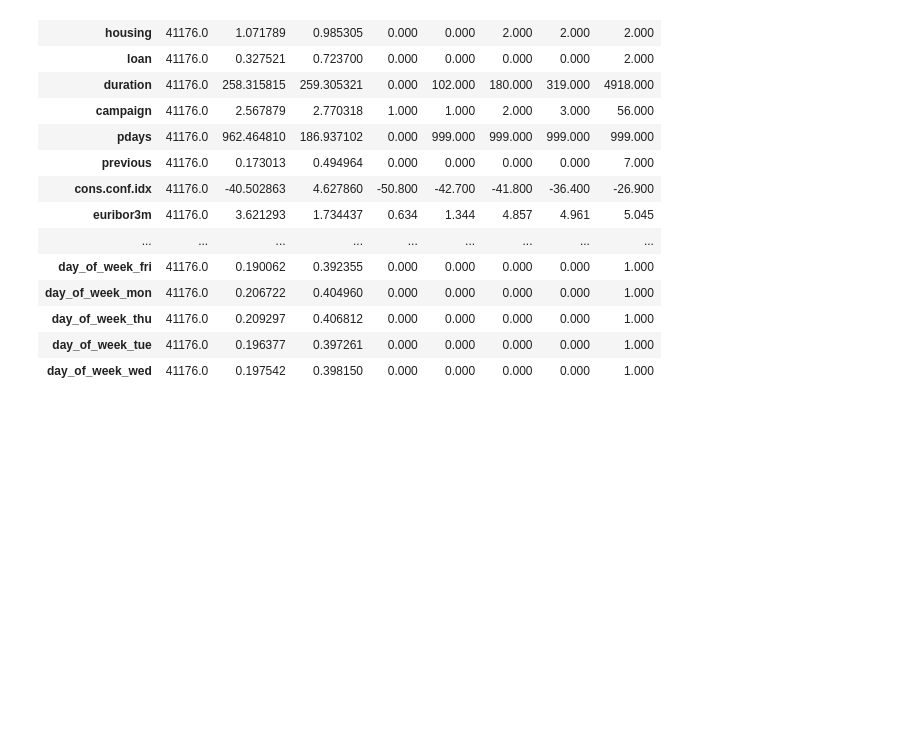
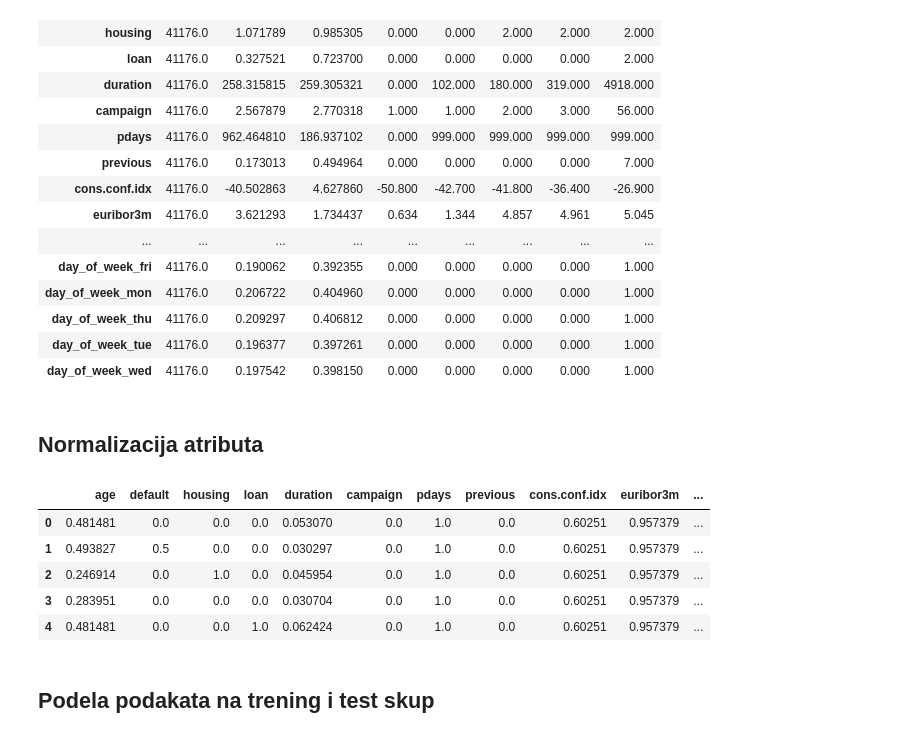
Before and after one commit to StevanGrujic/ML_Projekat1, a Jupyter notebook: projekat1.ipynb, the cells around one changed output. Saved outputs shown, nothing was run; the diff lists cells and outputs as text; code cells hidden in the pictures; blank space fills up the shorter version.

```diff
--- a/projekat1.ipynb
+++ b/projekat1.ipynb
@@ -398,3 +404,20 @@ konacni_df.describe().T
 | day_of_week_thu | 41176.0 | 0.209297 | 0.406812 | 0.000 | 0.000 | 0.000 | 0.000 | 1.000 |
 | day_of_week_tue | 41176.0 | 0.196377 | 0.397261 | 0.000 | 0.000 | 0.000 | 0.000 | 1.000 |
 | day_of_week_wed | 41176.0 | 0.197542 | 0.398150 | 0.000 | 0.000 | 0.000 | 0.000 | 1.000 |
+# %% [markdown]
+## Normalizacija atributa
+# %%
+labels = konacni_df.y
+scaler = MinMaxScaler()
+normalizovani_df = pd.DataFrame(scaler.fit_transform(konacni_df.drop(['y'], axis = 1)), columns = konacni_df.drop(['y'], axis = 1).columns)
+# %%
+normalizovani_df.head()
+# %% [output]
+|  | age | default | housing | loan | duration | campaign | pdays | previous | cons.conf.idx | euribor3m | ... |
+| 0 | 0.481481 | 0.0 | 0.0 | 0.0 | 0.053070 | 0.0 | 1.0 | 0.0 | 0.60251 | 0.957379 | ... |
+| 1 | 0.493827 | 0.5 | 0.0 | 0.0 | 0.030297 | 0.0 | 1.0 | 0.0 | 0.60251 | 0.957379 | ... |
+| 2 | 0.246914 | 0.0 | 1.0 | 0.0 | 0.045954 | 0.0 | 1.0 | 0.0 | 0.60251 | 0.957379 | ... |
+| 3 | 0.283951 | 0.0 | 0.0 | 0.0 | 0.030704 | 0.0 | 1.0 | 0.0 | 0.60251 | 0.957379 | ... |
+| 4 | 0.481481 | 0.0 | 0.0 | 1.0 | 0.062424 | 0.0 | 1.0 | 0.0 | 0.60251 | 0.957379 | ... |
+# %% [markdown]
+## Podela podakata na trening i test skup
```
Also changed, not shown: parts of 19 cells of this notebook, 1 other file.
